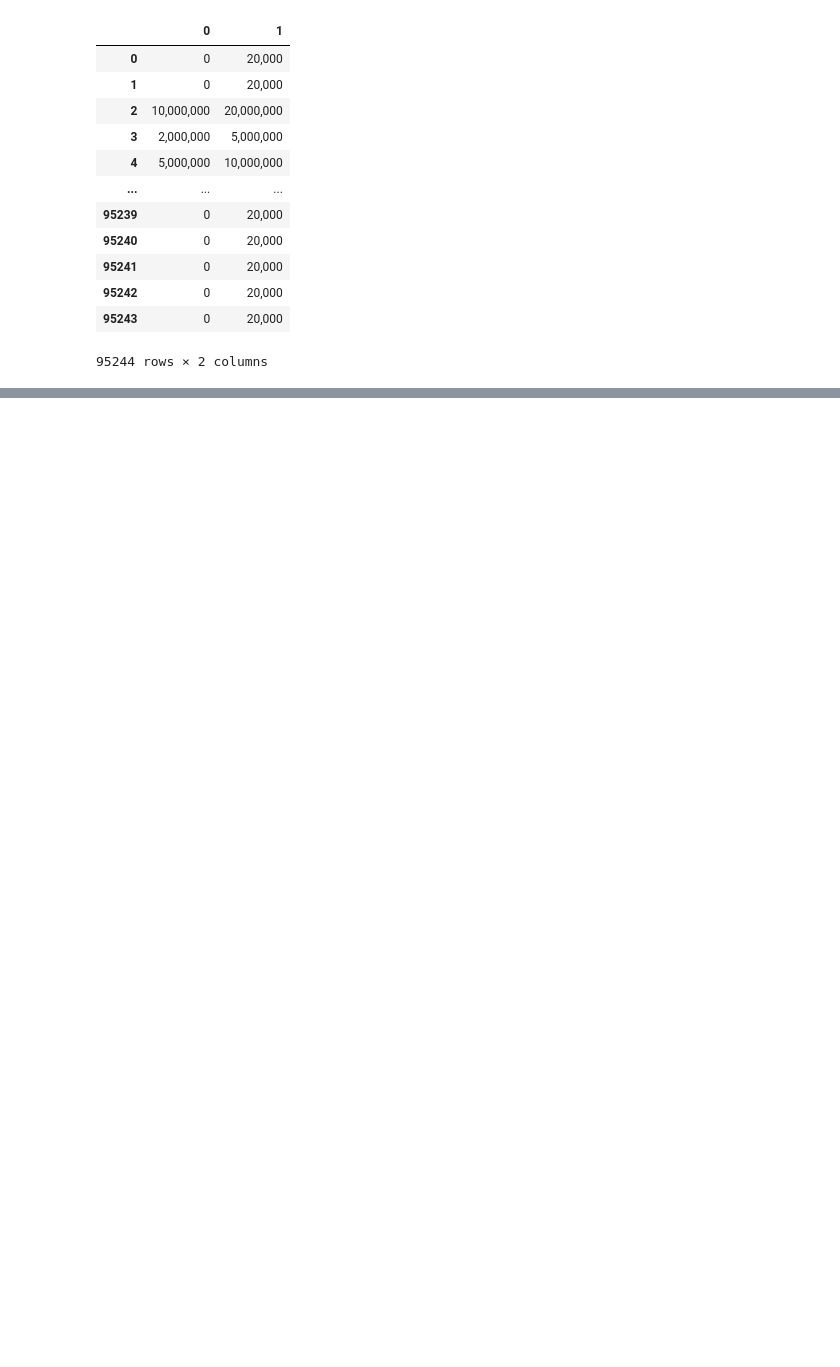
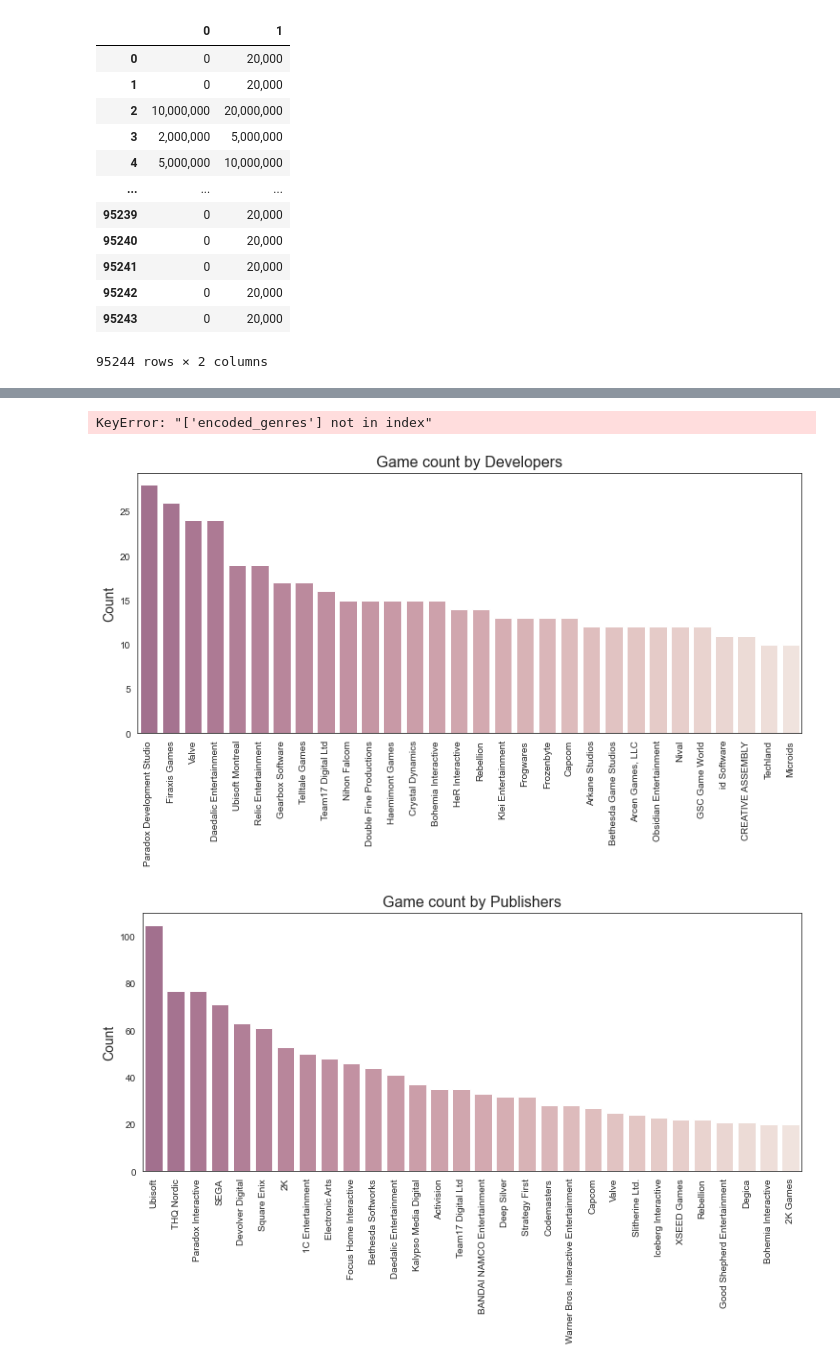
Before and after one commit to SarahZ22/Steam_Data_Analysis, a Jupyter notebook: cleaning_final_project_data.ipynb, the cells around one changed output, grey strips where cells are left out. Saved outputs shown, nothing was run; the diff lists cells and outputs as text; code cells hidden in the pictures; blank space fills up the shorter version.

```diff
--- a/cleaning_final_project_data.ipynb
+++ b/cleaning_final_project_data.ipynb
@@ -81,0 +267,2 @@ dtype: int64
+# %%
+steam_data_clean['max owners'] = steam_data_clean['max owners'].astype(int)
@@ -81,0 +275,3 @@ dtype: int64
+# %%
+steam_data_clean.loc[steam_data_clean["max owners"]>= 200000.0, "Hit"] = 1
+steam_data_clean.loc[steam_data_clean["max owners"]< 200000.0, "Hit"] = 0
@@ -81,0 +289,2 @@ dtype: int64
+# %%
+steam_data_clean_2 = pd.DataFrame(steam_data_clean, columns = ['App Id', 'Name','Developers', 'Publishers', 'Metascores', 'Price','clean_genres','clean_tags','Hit'])
@@ -81,0 +307,3 @@ dtype: int64
+# %%
+mergedf = steam_data_clean_2.merge(encoded_merge, left_index=True, right_index=True)
+mergedf
@@ -442,0 +564,15 @@ tag_explode.to_csv('final_project_hits.csv', index = False, header=True)
+# %%
+cols = ['Developers', 'Publishers', 'encoded_genres','encoded_tags']
+
+for col in cols:
+    chart = mergedf[['Name', col]].groupby([col]).count().sort_values('Name', ascending=False).reset_index()
+    sns.set_style("white")
+    plt.figure(figsize=(12.4, 5))
+    plt.xticks(rotation=90)
+    sns.barplot(x=col, y='Name', data=chart[:30], palette=sns.cubehelix_palette((12 if col == 'clean_genres' else 30), dark=0.5, light=.90, reverse=True)).set_title(('Game count by '+col), fontsize=16)
+    plt.ylabel('Count', fontsize=14)
+    plt.xlabel('')
+# %% [output]
+KeyError: "['encoded_genres'] not in index"
+[figure, added]
+[figure, added]
```
Also changed, not shown: parts of 46 cells of this notebook, 1 other file.
